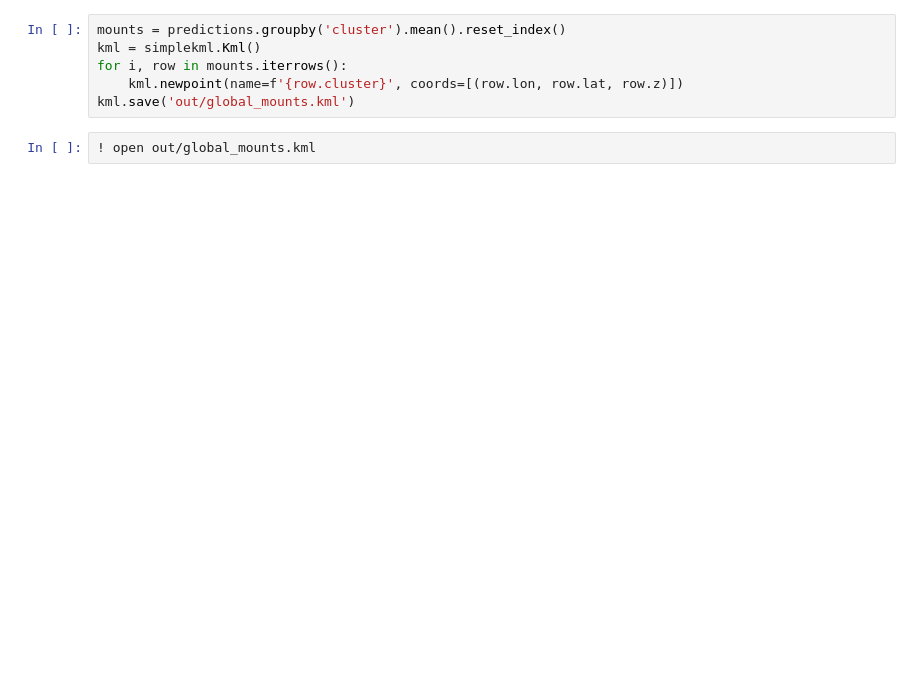
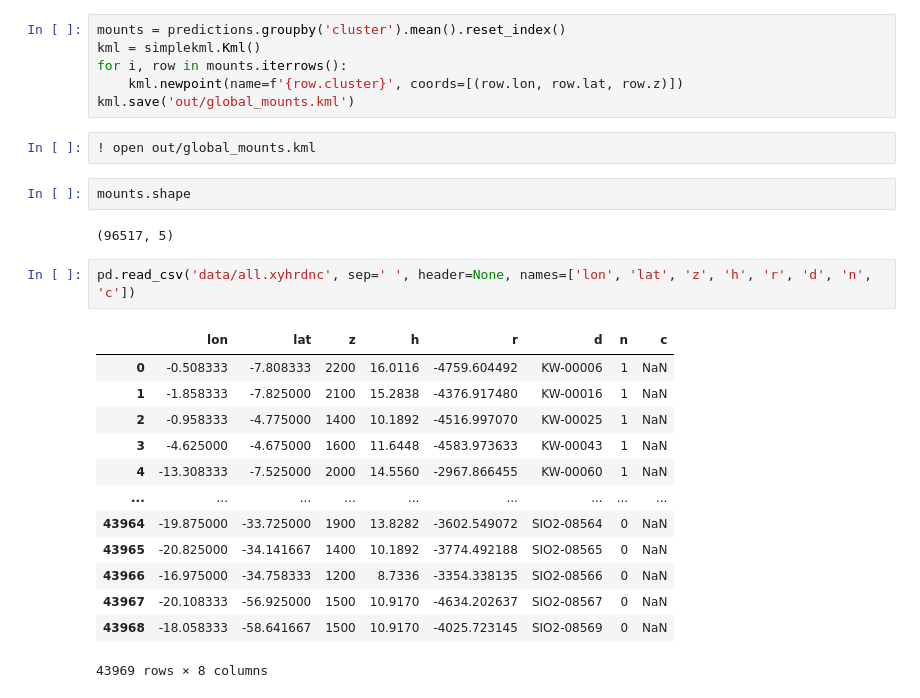
Before and after one commit to mawks12/seamount_picking, a Jupyter notebook: code/global_seamounts.ipynb, the cells around one changed output. Cells and saved outputs as stored; diff of their text form; blank space fills up the shorter version.

```diff
--- a/code/global_seamounts.ipynb
+++ b/code/global_seamounts.ipynb
@@ -47,3 +70,23 @@ for i, row in mounts.iterrows():
 kml.save('out/global_mounts.kml')
 # %%
 ! open out/global_mounts.kml
+# %%
+mounts.shape
+# %% [output]
+(96517, 5)
+# %%
+pd.read_csv('data/all.xyhrdnc', sep=' ', header=None, names=['lon', 'lat', 'z', 'h', 'r', 'd', 'n', 'c'])
+# %% [output]
+|  | lon | lat | z | h | r | d | n | c |
+| 0 | -0.508333 | -7.808333 | 2200 | 16.0116 | -4759.604492 | KW-00006 | 1 | NaN |
+| 1 | -1.858333 | -7.825000 | 2100 | 15.2838 | -4376.917480 | KW-00016 | 1 | NaN |
+| 2 | -0.958333 | -4.775000 | 1400 | 10.1892 | -4516.997070 | KW-00025 | 1 | NaN |
+| 3 | -4.625000 | -4.675000 | 1600 | 11.6448 | -4583.973633 | KW-00043 | 1 | NaN |
+| 4 | -13.308333 | -7.525000 | 2000 | 14.5560 | -2967.866455 | KW-00060 | 1 | NaN |
+| ... | ... | ... | ... | ... | ... | ... | ... | ... |
+| 43964 | -19.875000 | -33.725000 | 1900 | 13.8282 | -3602.549072 | SIO2-08564 | 0 | NaN |
+| 43965 | -20.825000 | -34.141667 | 1400 | 10.1892 | -3774.492188 | SIO2-08565 | 0 | NaN |
+| 43966 | -16.975000 | -34.758333 | 1200 | 8.7336 | -3354.338135 | SIO2-08566 | 0 | NaN |
+| 43967 | -20.108333 | -56.925000 | 1500 | 10.9170 | -4634.202637 | SIO2-08567 | 0 | NaN |
+| 43968 | -18.058333 | -58.641667 | 1500 | 10.9170 | -4025.723145 | SIO2-08569 | 0 | NaN |
+43969 rows × 8 columns
```
Also changed, not shown: parts of 3 cells of this notebook, 5 other files.
